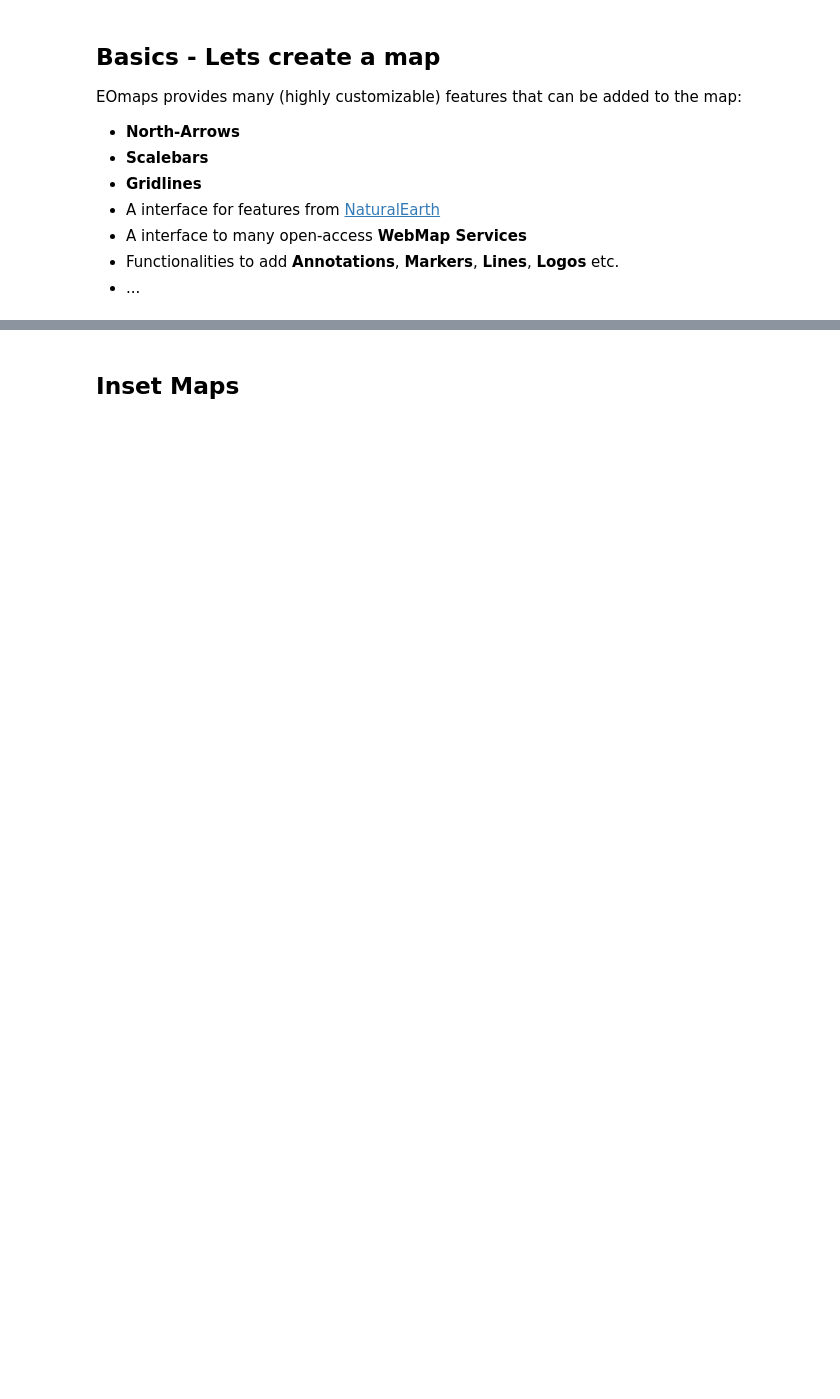
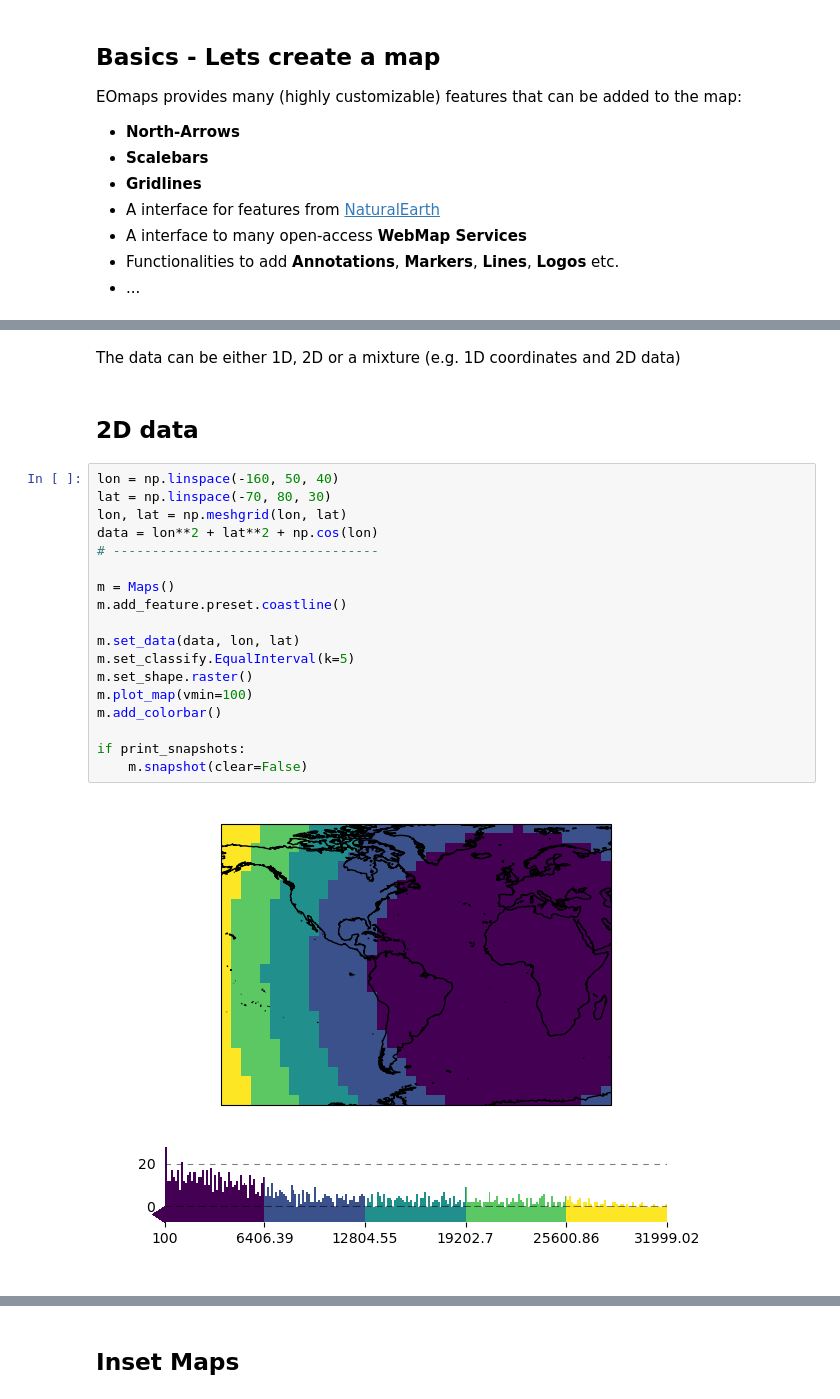
Before and after one commit to raphaelquast/EOmaps_GeoPython2023, a Jupyter notebook: EOmaps_workshop.ipynb, the cells around one changed output, grey strips where cells are left out. Cells and saved outputs as stored; diff of their text form; blank space fills up the shorter version.

```diff
--- a/EOmaps_workshop.ipynb
+++ b/EOmaps_workshop.ipynb
@@ -102,0 +142,24 @@ m.snapshot(clear=True)
+# %% [markdown]
+The data can be either 1D, 2D or a mixture (e.g. 1D coordinates and 2D data)
+# %% [markdown]
+## 2D data
+# %%
+lon = np.linspace(-160, 50, 40)
+lat = np.linspace(-70, 80, 30)
+lon, lat = np.meshgrid(lon, lat)
+data = lon**2 + lat**2 + np.cos(lon)
+# ----------------------------------
+
+m = Maps()
+m.add_feature.preset.coastline()
+
+m.set_data(data, lon, lat)
+m.set_classify.EqualInterval(k=5)
+m.set_shape.raster()
+m.plot_map(vmin=100)
+m.add_colorbar()
+
+if print_snapshots:
+    m.snapshot(clear=False)
+# %% [output]
+[figure, added]
```
Also changed, not shown: parts of 11 cells of this notebook.
